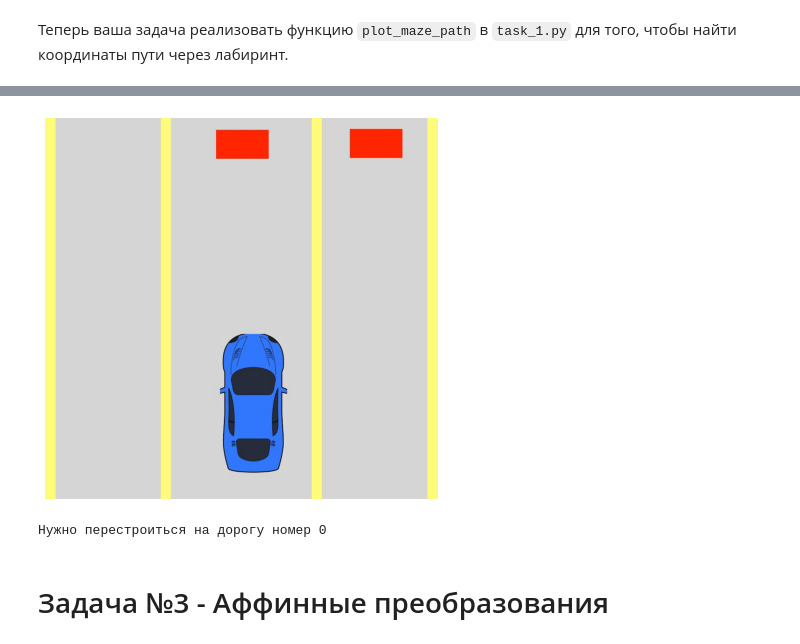
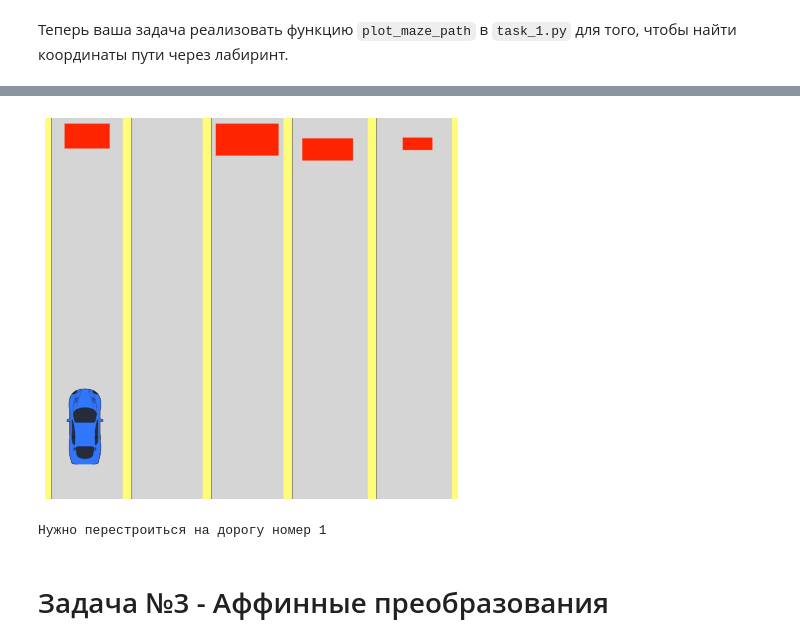
Before and after one commit to EvgrafovMichail/MIPT_CV, a Jupyter notebook: 01_first_images/homework/homework_01.ipynb, the cells around one changed output, grey strips where cells are left out. Saved outputs shown, nothing was run; the diff lists cells and outputs as text; code cells hidden in the pictures.

Commit message:
improve task2

```diff
--- a/01_first_images/homework/homework_01.ipynb
+++ b/01_first_images/homework/homework_01.ipynb
@@ -96,17 +96,17 @@ plot_one_image(image_with_way)
 # %%
 from task_2 import find_road_number
 # %%
-test_image = cv2.imread('task_2/image_02.jpg')
+test_image = cv2.imread('task_2/image_00.jpg')
 test_image = cv2.cvtColor(test_image, cv2.COLOR_BGR2RGB)
 plot_one_image(test_image)
 # %% [output]
-[figure, old version]
+[figure, new version]
 # %%
 road_number = find_road_number(test_image)
 
 print(f'Нужно перестроиться на дорогу номер {road_number}')
 # %% [output]
-Нужно перестроиться на дорогу номер 0
+Нужно перестроиться на дорогу номер 1
 # %% [markdown]
 # Задача №3 - Аффинные преобразования
 # %% [markdown]
```
Also changed, not shown: parts of 2 cells of this notebook, 1 other file.
